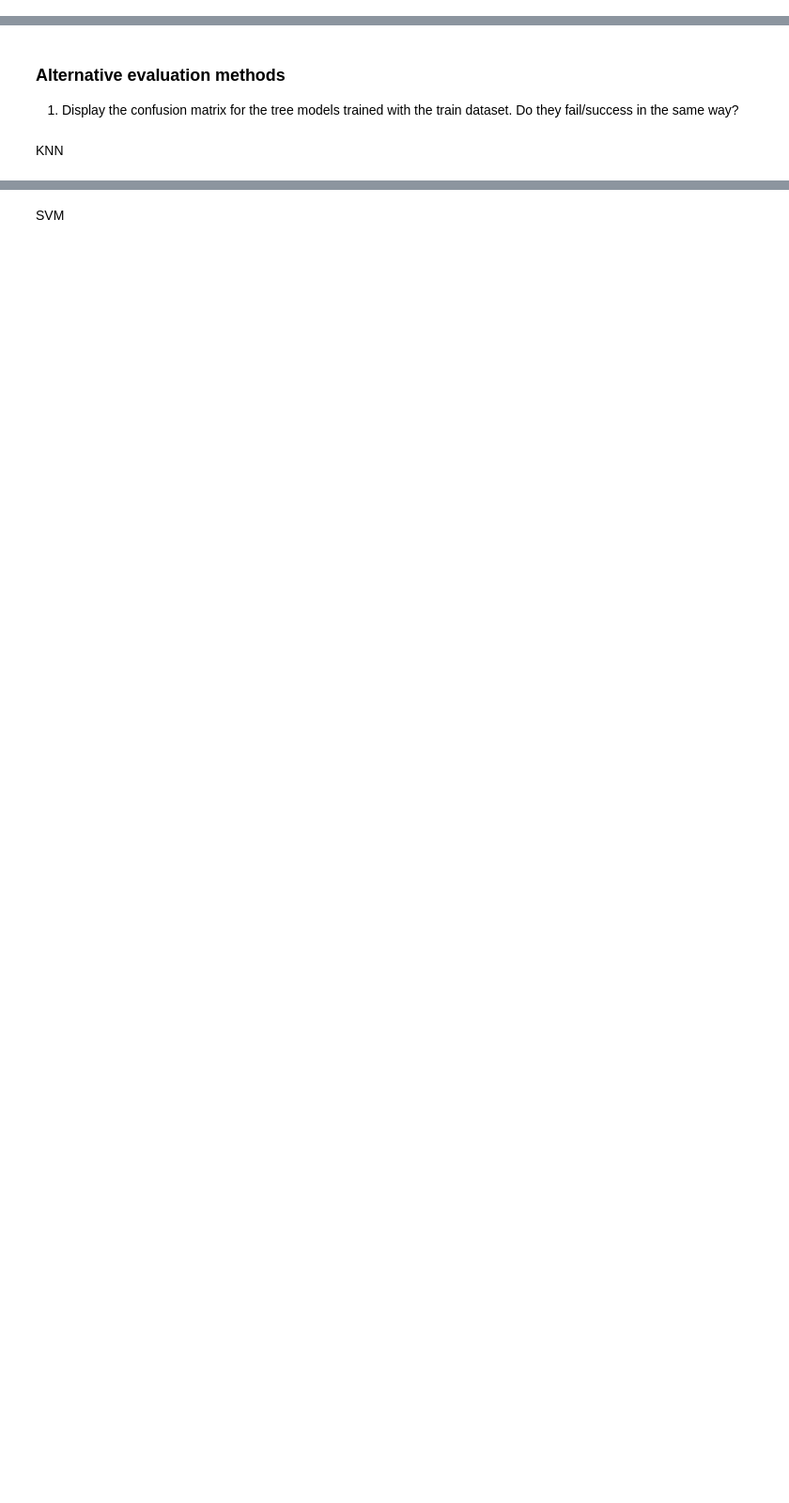
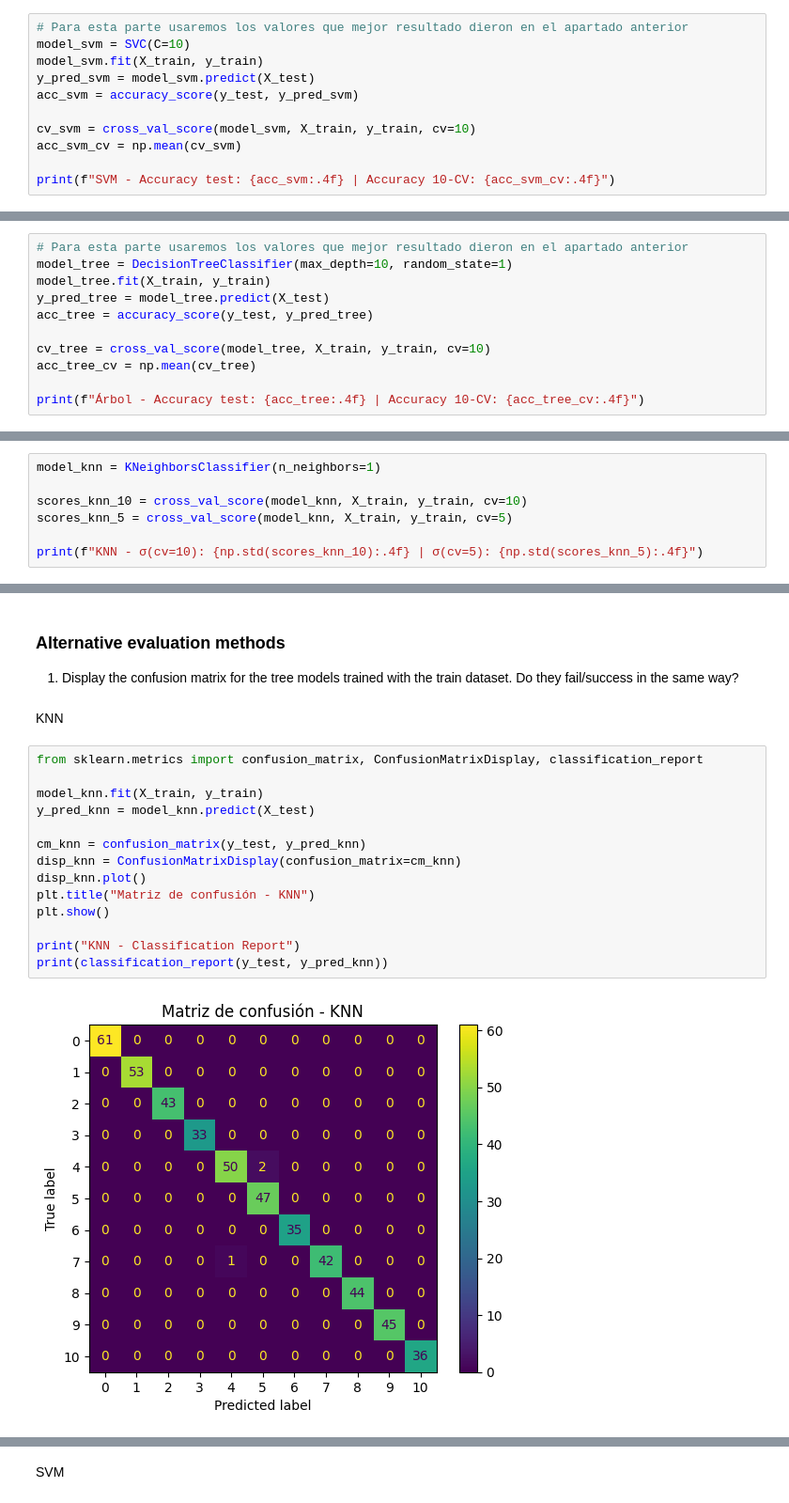
Before and after one commit to MakiMH3/Analyzing-Historical-Stock-Revenue-Data-and-Building-a-Dashboard, a Jupyter notebook: assignments/planets/planets.ipynb, the cells around one changed output, grey strips where cells are left out. Shown at 94% size. Cells and saved outputs as stored; diff of their text form; blank space fills up the shorter version.

```diff
--- a/assignments/planets/planets.ipynb
+++ b/assignments/planets/planets.ipynb
@@ -428,2 +522,13 @@ KNN
 # %% [markdown]
 SVM
+# %%
+# Para esta parte usaremos los valores que mejor resultado dieron en el apartado anterior
+model_svm = SVC(C=10)
+model_svm.fit(X_train, y_train)
+y_pred_svm = model_svm.predict(X_test)
+acc_svm = accuracy_score(y_test, y_pred_svm)
+
+cv_svm = cross_val_score(model_svm, X_train, y_train, cv=10)
+acc_svm_cv = np.mean(cv_svm)
+
+print(f"SVM - Accuracy test: {acc_svm:.4f} | Accuracy 10-CV: {acc_svm_cv:.4f}")
@@ -430,2 +537,13 @@ SVM
 # %% [markdown]
 Tree
+# %%
+# Para esta parte usaremos los valores que mejor resultado dieron en el apartado anterior
+model_tree = DecisionTreeClassifier(max_depth=10, random_state=1)
+model_tree.fit(X_train, y_train)
+y_pred_tree = model_tree.predict(X_test)
+acc_tree = accuracy_score(y_test, y_pred_tree)
+
+cv_tree = cross_val_score(model_tree, X_train, y_train, cv=10)
+acc_tree_cv = np.mean(cv_tree)
+
+print(f"Árbol - Accuracy test: {acc_tree:.4f} | Accuracy 10-CV: {acc_tree_cv:.4f}")
@@ -440,2 +560,9 @@ Tree
 # %% [markdown]
 KNN
+# %%
+model_knn = KNeighborsClassifier(n_neighbors=1)
+
+scores_knn_10 = cross_val_score(model_knn, X_train, y_train, cv=10)
+scores_knn_5 = cross_val_score(model_knn, X_train, y_train, cv=5)
+
+print(f"KNN - σ(cv=10): {np.std(scores_knn_10):.4f} | σ(cv=5): {np.std(scores_knn_5):.4f}")
@@ -449,3 +596,19 @@ Tree
 1. Display the confusion matrix for the tree models trained with the train dataset. Do they fail/success in the same way?
 # %% [markdown]
 KNN
+# %%
+from sklearn.metrics import confusion_matrix, ConfusionMatrixDisplay, classification_report
+
+model_knn.fit(X_train, y_train)
+y_pred_knn = model_knn.predict(X_test)
+
+cm_knn = confusion_matrix(y_test, y_pred_knn)
+disp_knn = ConfusionMatrixDisplay(confusion_matrix=cm_knn)
+disp_knn.plot()
+plt.title("Matriz de confusión - KNN")
+plt.show()
+
+print("KNN - Classification Report")
+print(classification_report(y_test, y_pred_knn))
+# %% [output]
+[figure, added]
```
Also changed, not shown: parts of 28 cells of this notebook.
